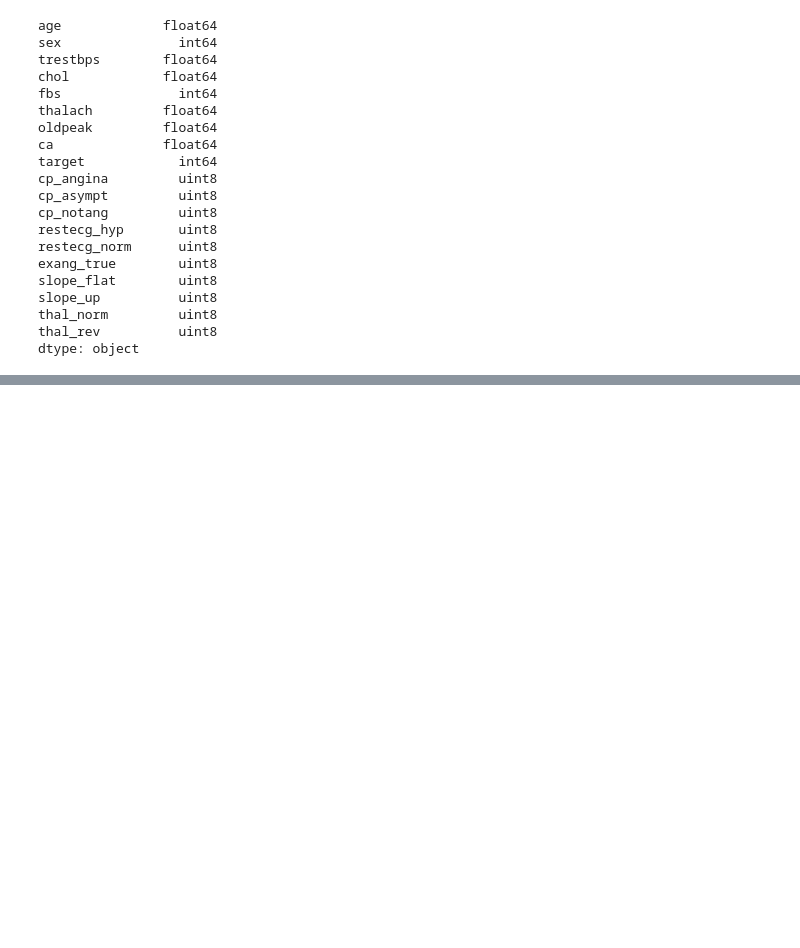
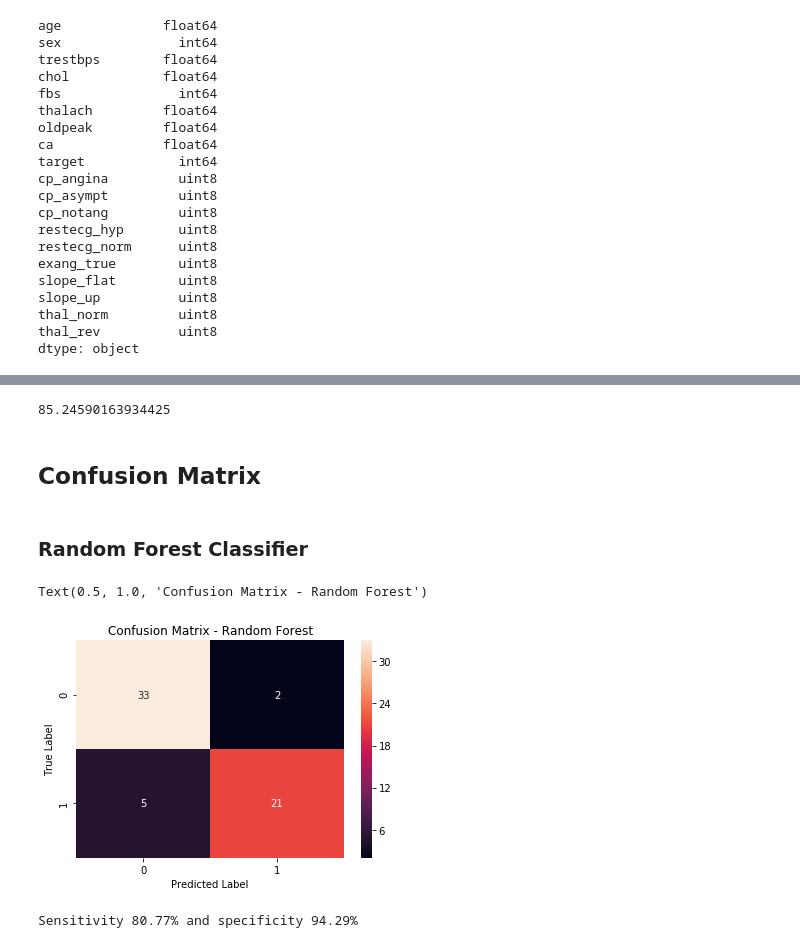
Before and after one commit to avinashpasupulate/cardiovascular_disease_occurence-binomial_classification, a Jupyter notebook: emr_proc-classification.ipynb, the cells around one changed output, grey strips where cells are left out. Drawn from its saved outputs; the diff is of its cells as text; code cells hidden in the pictures; blank space fills up the shorter version.

Commit message:
added classification methods and choose the one the best score for further optimization

```diff
--- a/emr_proc-classification.ipynb
+++ b/emr_proc-classification.ipynb
@@ -182,0 +243,4 @@ x_train, x_test, y_train, y_test = train_test_split(mod_df.drop('target', axis =
+# %%
+rfc_mod = RandomForestClassifier(n_estimators = 1000, random_state = 28)
+# %%
+rfc_fit = rfc_mod.fit(x_train, y_train)
@@ -182,0 +310,3 @@ x_train, x_test, y_train, y_test = train_test_split(mod_df.drop('target', axis =
+# %%
+rfc_pred = rfc_fit.predict(x_test)
+rfc_true = y_test
@@ -182,0 +331,6 @@ x_train, x_test, y_train, y_test = train_test_split(mod_df.drop('target', axis =
+# %%
+f1_score(log_true, log_pred, average = 'micro')*100
+# %% [output]
+85.24590163934425
+# %% [markdown]
+<h2>Confusion Matrix</h2>
@@ -182,0 +341,18 @@ x_train, x_test, y_train, y_test = train_test_split(mod_df.drop('target', axis =
+# %% [markdown]
+<h3>Random Forest Classifier </h3>
+# %%
+cm_rfc = confusion_matrix(rfc_true, rfc_pred)
+ax = plt.subplot()
+sns.heatmap(cm_rfc, annot = True, ax = ax)
+ax.set_xlabel('Predicted Label')
+ax.set_ylabel('True Label')
+ax.set_title('Confusion Matrix - Random Forest')
+# %% [output]
+Text(0.5, 1.0, 'Confusion Matrix - Random Forest')
+[figure, added]
+# %%
+sensitivity = (cm_rfc[1,1]/(cm_rfc[1,1]+cm_rfc[1,0]))
+specificity = (cm_rfc[0,0]/(cm_rfc[0,0]+cm_rfc[0,1]))
+print('Sensitivity {:.2f}% and specificity {:.2f}%'.format(sensitivity*100, specificity*100))
+# %% [output]
+Sensitivity 80.77% and specificity 94.29%
```
Also changed, not shown: parts of 58 cells of this notebook.
